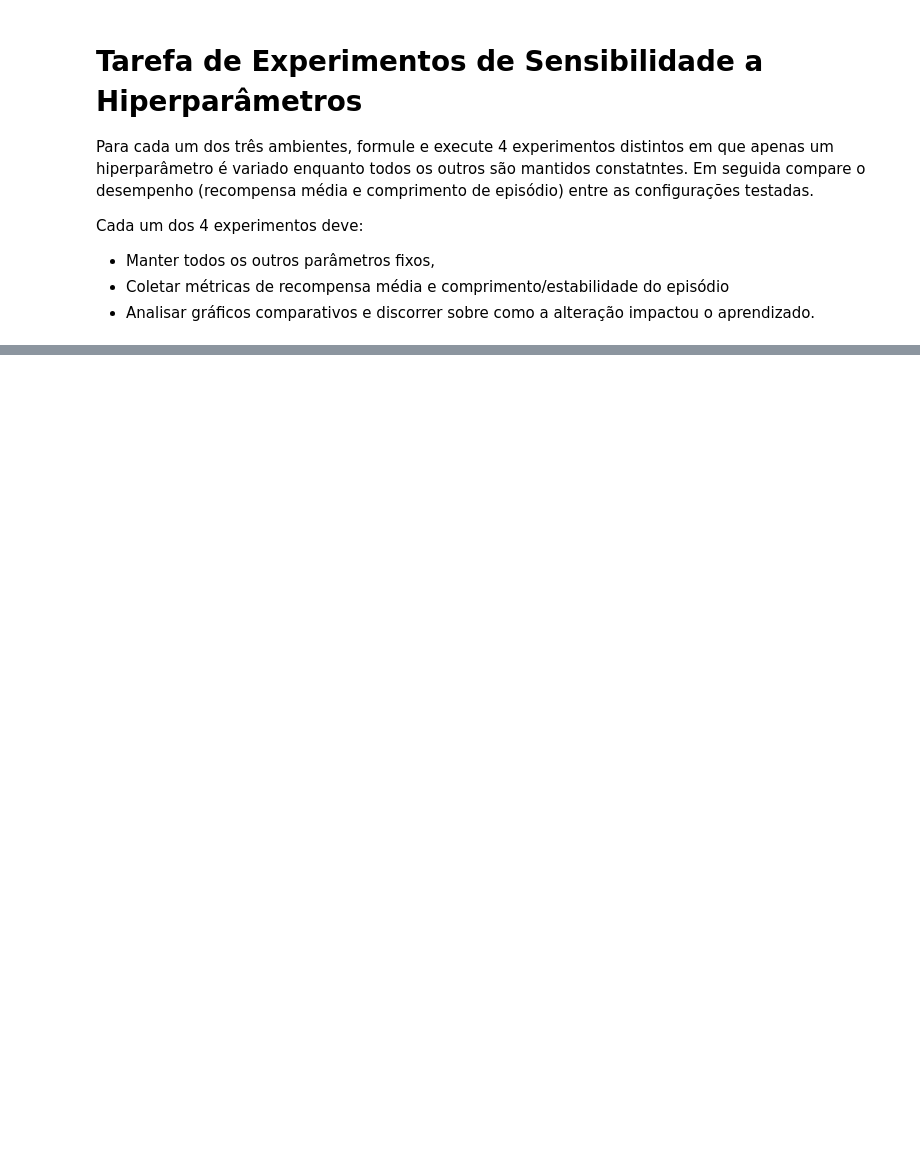
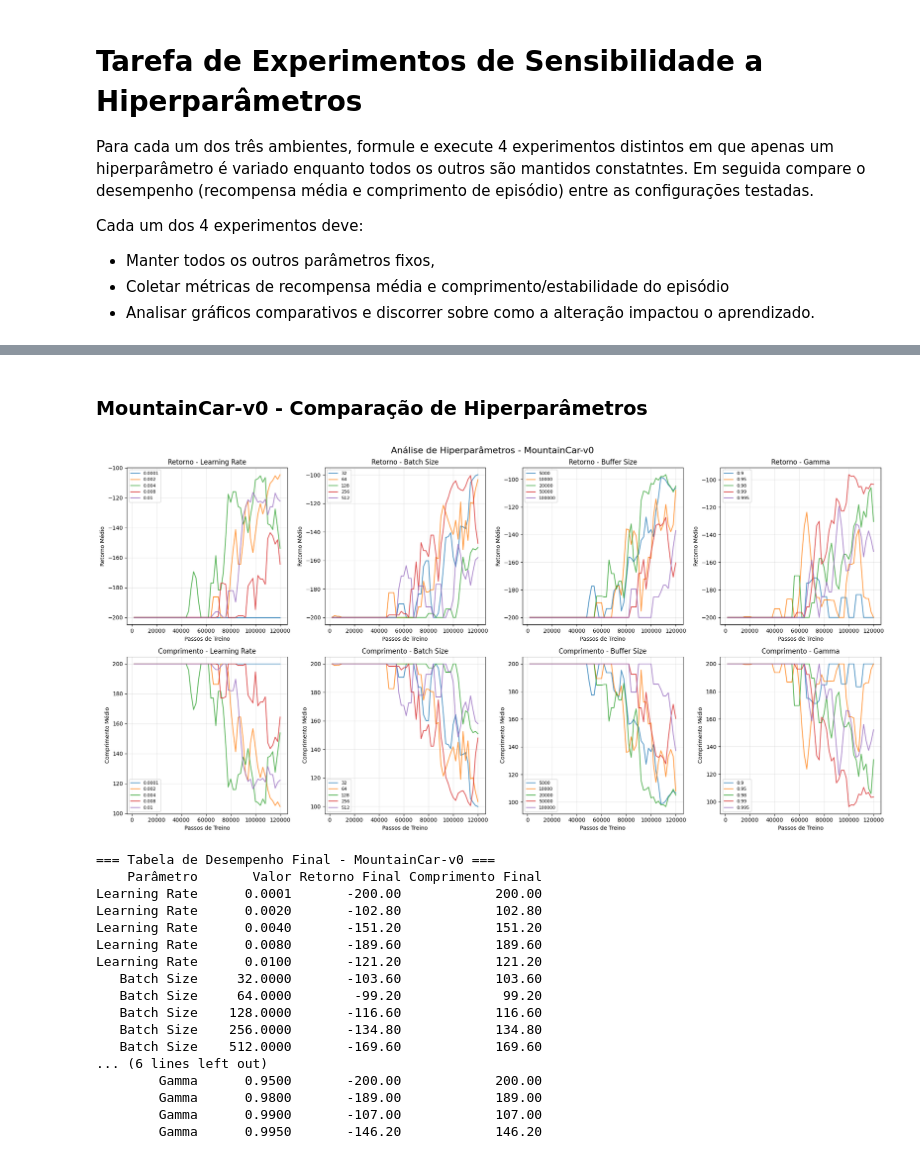
Before and after one commit to danluan/rl-labs, a Jupyter notebook: lab-9/lab_9_dqn.ipynb, the cells around one changed output, grey strips where cells are left out. Saved outputs shown, nothing was run; the diff lists cells and outputs as text; code cells hidden in the pictures; blank space fills up the shorter version.

```diff
--- a/lab-9/lab_9_dqn.ipynb
+++ b/lab-9/lab_9_dqn.ipynb
@@ -330,0 +769,18 @@ Cada um dos 4 experimentos deve:
+# %%
+# Experimento Gamma - MountainCar
+print("=== Experimento Gamma - MountainCar ===")
+
+# Valores a serem testados
+gammas_mc = [0.90, 0.95, 0.98, 0.99, 0.995]  # incluindo o valor base 0.98
+
+# Executar experimentos
+gamma_results_mountaincar = run_hyperparameter_experiment(
+    ambiente=ambiente_mc,
+    param_name="gamma",
+    param_values=gammas_mc,
+    base_params=base_params_mountaincar,
+    n_timesteps=int(n_timesteps[ambiente_mc]),
+    eval_freq=2000
+)
+
+print("Experimento Gamma - MountainCar concluído!")
@@ -330,0 +989,35 @@ Cada um dos 4 experimentos deve:
+# %% [markdown]
+### MountainCar-v0 - Comparação de Hiperparâmetros
+# %%
+# Organizar todos os resultados do MountainCar
+mountaincar_results = {
+    'learning_rate': lr_results_mountaincar,
+    'batch_size': bs_results_mountaincar,
+    'buffer_size': buffer_results_mountaincar,
+    'gamma': gamma_results_mountaincar
+}
+
+# Gráfico resumo para MountainCar
+plot_all_hyperparameters_summary(mountaincar_results, "MountainCar-v0")
+
+# Tabela de desempenho
+mountaincar_table = create_performance_table(mountaincar_results, "MountainCar-v0")
+# %% [output]
+[figure, added]
+=== Tabela de Desempenho Final - MountainCar-v0 ===
+    Parâmetro       Valor Retorno Final Comprimento Final
+Learning Rate      0.0001       -200.00            200.00
+Learning Rate      0.0020       -102.80            102.80
+Learning Rate      0.0040       -151.20            151.20
+Learning Rate      0.0080       -189.60            189.60
+Learning Rate      0.0100       -121.20            121.20
+   Batch Size     32.0000       -103.60            103.60
+   Batch Size     64.0000        -99.20             99.20
+   Batch Size    128.0000       -116.60            116.60
+   Batch Size    256.0000       -134.80            134.80
+   Batch Size    512.0000       -169.60            169.60
+... (6 lines left out)
+        Gamma      0.9500       -200.00            200.00
+        Gamma      0.9800       -189.00            189.00
+        Gamma      0.9900       -107.00            107.00
+        Gamma      0.9950       -146.20            146.20
```
Also changed, not shown: parts of 42 cells of this notebook, 3 other files.
